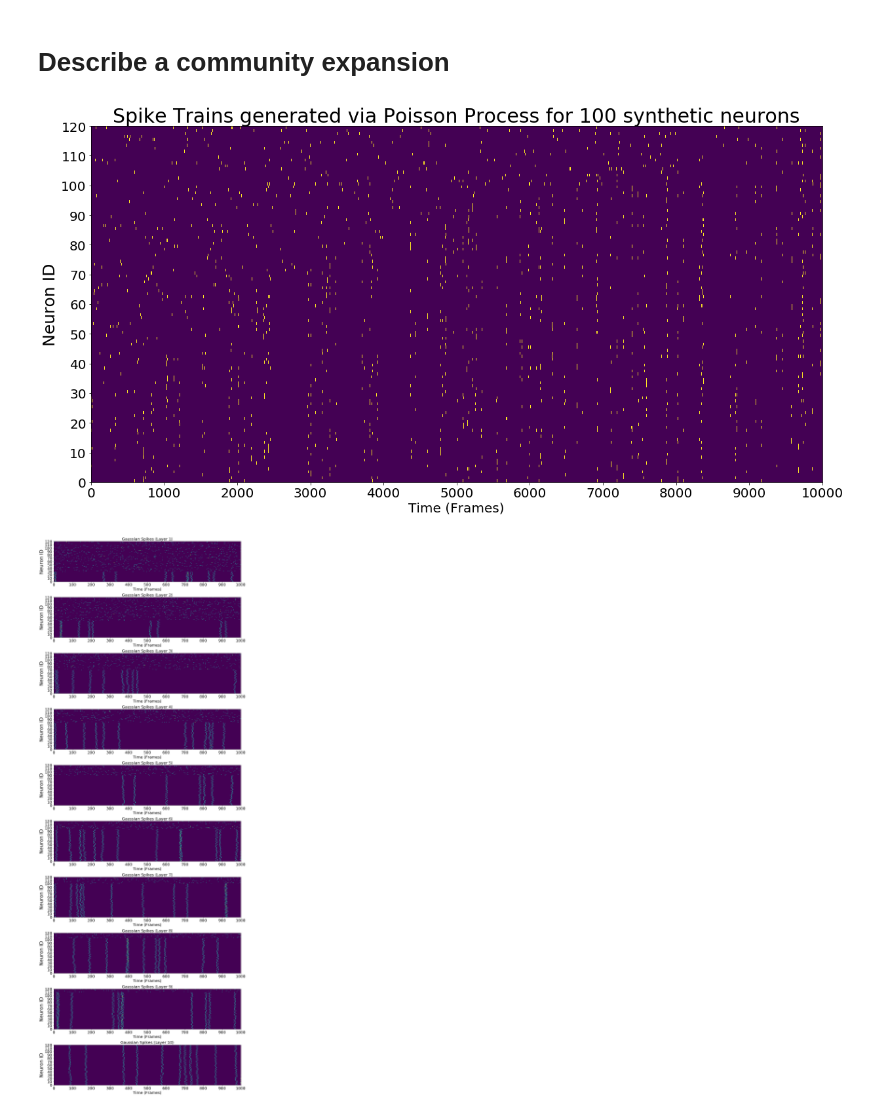
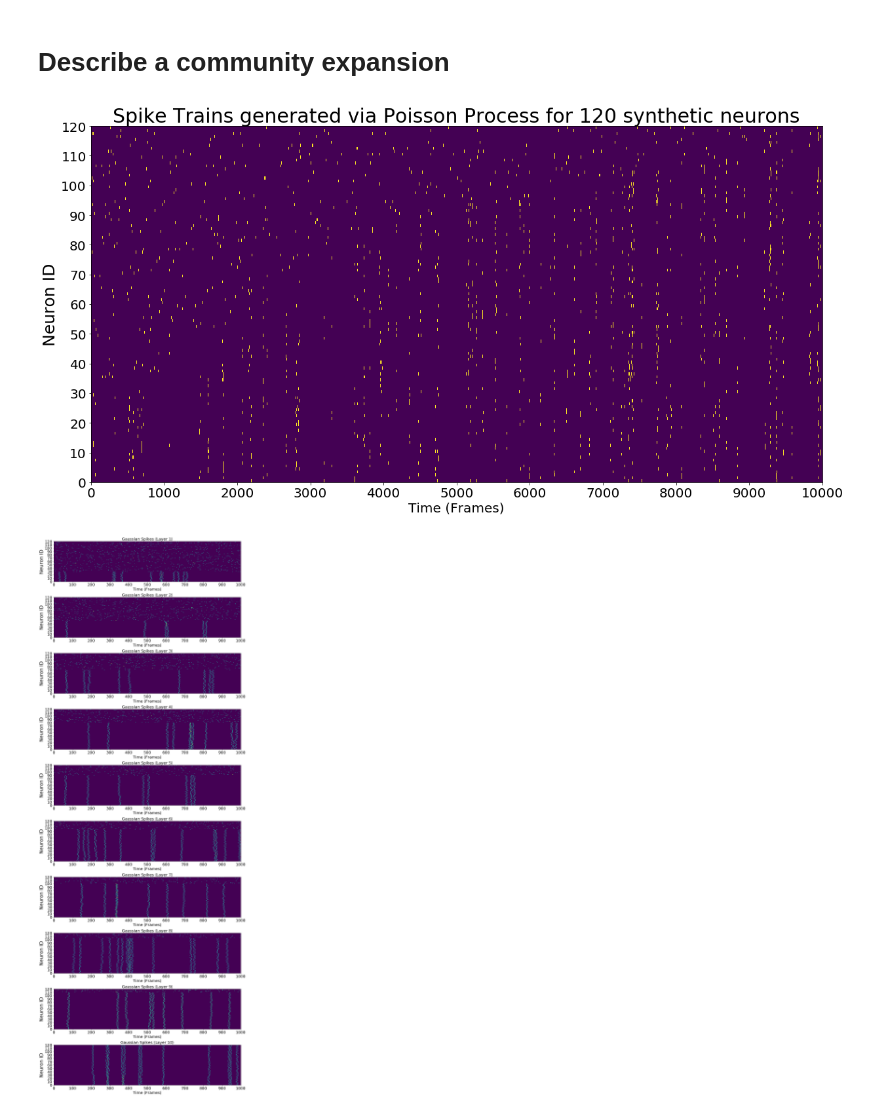
Before and after one commit to ulgenklc/temporal_network_analysis, a Jupyter notebook: Create_TimeSeries/Community_expansion.ipynb, the cells around one changed output. Saved outputs shown, nothing was run; the diff lists cells and outputs as text; code cells hidden in the pictures.

```diff
--- a/Create_TimeSeries/Community_expansion.ipynb
+++ b/Create_TimeSeries/Community_expansion.ipynb
@@ -118,7 +121,7 @@ master = homogeneous_poisson_process(rate = spike_rate*Hz, t_start = 0.0*ms, t_s
 for i,e in enumerate(master):
     master_spike[0][int(e)] = 1
 for i in range(comm_size[0]):
-    spikes[i] = jitter(master_spike, 5)
+    spikes[i] = jitter(master_spike, k)
 
 comms = []
 for i in range(1,len(comm_size)):
@@ -141,33 +144,33 @@ for i in range(1,len(comms)+1):
     neuron_count = neuron_count + comm_size[i]
 # %%
 fig,ax = plt.subplots(1,1,figsize=(20,10))
-ax.imshow(spikes, origin = 'lower', interpolation='nearest', aspect='auto',  extent = [0,10000,0,120])
-ax.set_title('Spike Trains generated via Poisson Process for 100 synthetic neurons', fontsize= 30)
+ax.imshow(spikes, origin = 'lower', interpolation='nearest', aspect='auto',  extent = [0,total_duration,0,num_neurons])
+ax.set_title('Spike Trains generated via Poisson Process for %d synthetic neurons'%num_neurons, fontsize= 30)
 ax.set_xlabel('TIME (in Miliseconds)', fontsize = 20)
-ax.set_xticks([j*1000 for j in range(11)])
-ax.set_yticks([i*10 for i in range(13)])
+ax.set_xticks([j*1000 for j in range(int(total_duration/1000)+1)])
+ax.set_yticks([i*10 for i in range(int(num_neurons/10)+1)])
 ax.set_ylabel('Neuron ID', fontsize = 25)
 ax.set_xlabel('Time (Frames)', fontsize = 20)
 ax.tick_params(axis = 'both', labelsize = 20)
 #plt.savefig('/projects/academic/smuldoon/bengieru/leiden/results/spiketrain_synthetic.pdf')
 # %% [output]
-[figure, old version]
+[figure, new version]
 # %%
 binned_spikes = bin_time_series(spikes, window_size, gaussian = True, sigma = standard_dev)
 fig,ax = plt.subplots(layers,1,figsize=(15,40))
 for i in range(layers):
     ax[i].imshow(binned_spikes[i], origin = 'lower', interpolation='nearest', aspect='auto')
     ax[i].set_title('Gaussian Spikes (Layer %d)'%(i+1), fontsize = 20)
     ax[i].set_xlabel('TIME (in Miliseconds)', fontsize = 20)
     ax[i].set_xticks([j*100 for j in range(11)])
-    ax[i].set_yticks([j*10 for j in range(13)])
+    ax[i].set_yticks([j*10 for j in range(int(num_neurons/10)+1)])
     ax[i].set_ylabel('Neuron ID', fontsize = 25)
     ax[i].set_xlabel('Time (Frames)', fontsize = 20)
     ax[i].tick_params(axis = 'both', labelsize = 20)
 plt.tight_layout()
 #plt.savefig('/projects/academic/smuldoon/bengieru/leiden/results/binned_spiketrain_synthetic.pdf')
 # %% [output]
-[figure, old version]
+[figure, new version]
 # %%
 ##create cross-correlation matrices that are the adjacency matrices of the network at each layer
 adjacency_matrices = []
```
Also changed, not shown: parts of 3 cells of this notebook, 2 other files.
